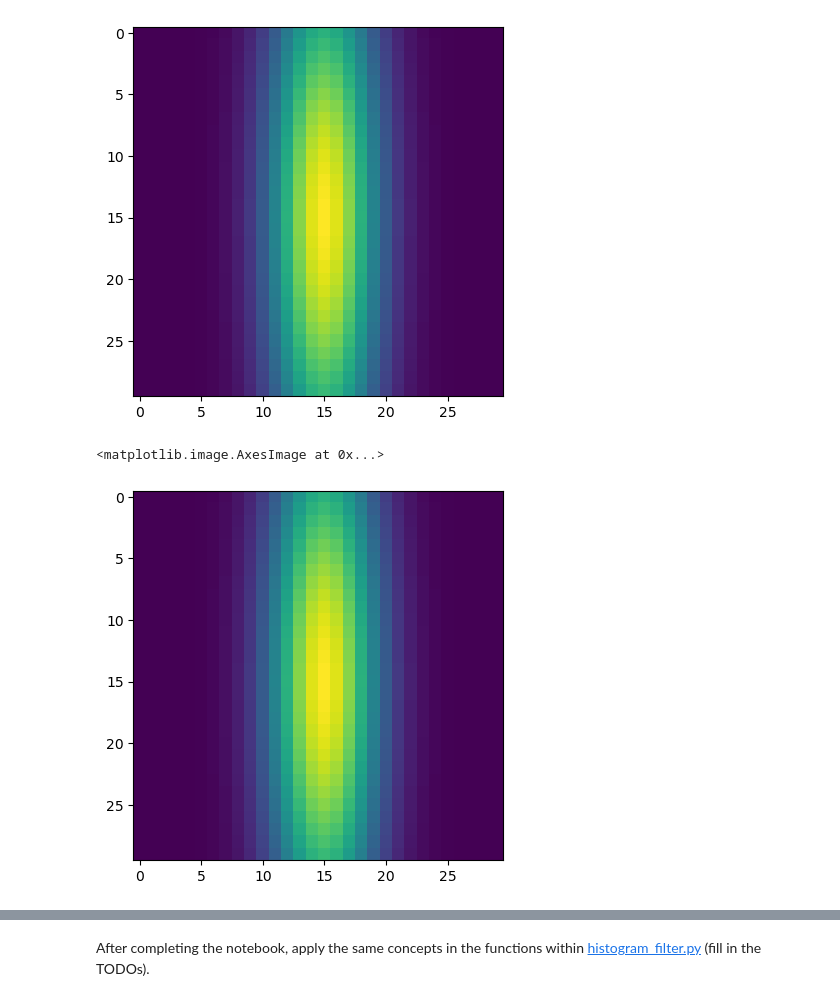
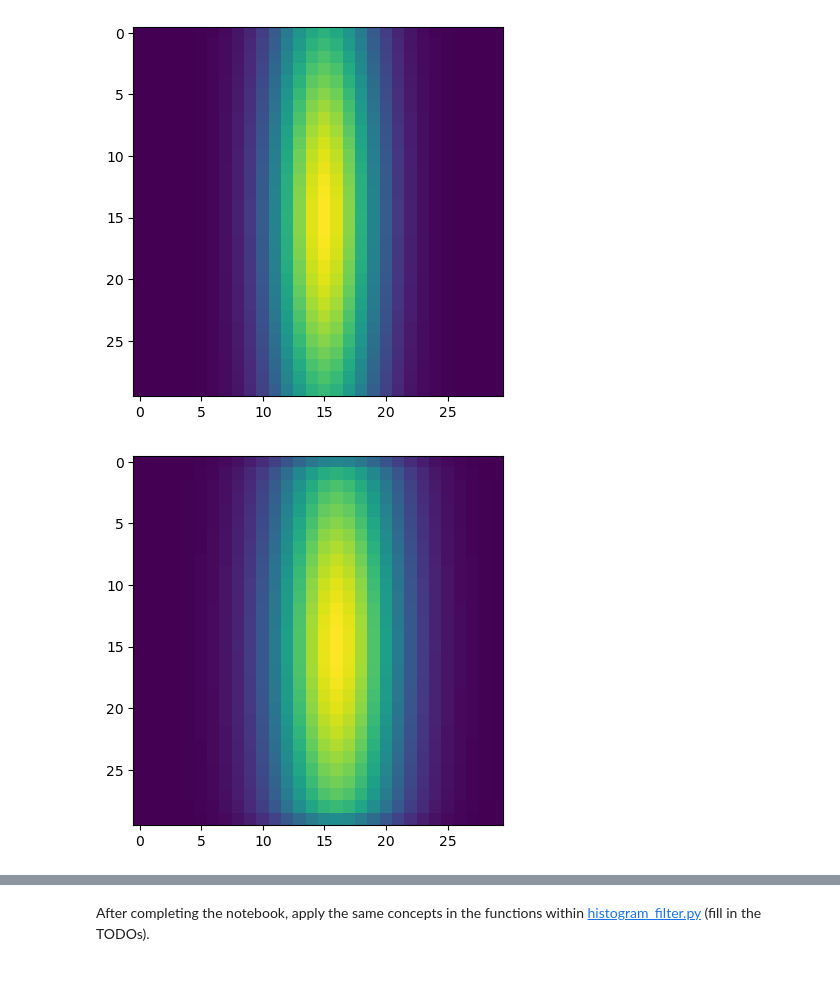
Before and after one commit to naljeu/duckietown-lx, a Jupyter notebook: state-estimation/notebooks/03-histogram-filter/histogram_filter.ipynb, the cells around one changed output, grey strips where cells are left out. Cells and saved outputs as stored; diff of their text form; code cells hidden in the pictures.

Commit message:
state-estimation best

```diff
--- a/state-estimation/notebooks/03-histogram-filter/histogram_filter.ipynb
+++ b/state-estimation/notebooks/03-histogram-filter/histogram_filter.ipynb
@@ -119,12 +119,22 @@ def histogram_predict(belief, left_encoder_ticks, right_encoder_ticks, grid_spec
         wheel_baseline = robot_spec['wheel_baseline']
 
         # Compute the distance moved by each wheel
-        left_distance = left_encoder_ticks * wheel_radius
-        right_distance = right_encoder_ticks * wheel_radius
+        delta_phi_l = (2 * np.pi / robot_spec['encoder_resolution']) * left_encoder_ticks
+        delta_phi_r = (2 * np.pi / robot_spec['encoder_resolution']) * right_encoder_ticks
+
+        left_distance = delta_phi_l * wheel_radius
+        right_distance = delta_phi_r * wheel_radius
+
+        # You may find the following code useful to find the current best heading estimate:
+        maxids = np.unravel_index(belief_in.argmax(), belief_in.shape)
+        phi_max = grid_spec['phi_min'] + (maxids[1] + 0.5) * grid_spec['delta_phi']
 
         # Calculate total forward movement `d_t` and change in heading `phi_t`
-        d_t = grid_spec['d'] + (left_distance + right_distance) / 2.0
-        phi_t = grid_spec['phi'] + (right_distance - left_distance) / wheel_baseline
+        v = (left_distance + right_distance) / 2
+        w = (right_distance - left_distance) / (robot_spec['wheel_baseline'])
+
+        d_t = grid_spec["d"] + (v * np.sin(phi_max))
+        phi_t = grid_spec["phi"] + w
 
         p_belief = np.zeros(belief.shape)
 
@@ -134,17 +144,21 @@ def histogram_predict(belief, left_encoder_ticks, right_encoder_ticks, grid_spec
                 # If belief[i,j] there was no mass to move in the first place
                 if belief[i, j] > 0:
                     # Now check that the centroid of the cell wasn't propagated out of the allowable range
+                    #print("Try update belief")
                     if (
                         d_t[i, j] > grid_spec['d_max']
                         or d_t[i, j] < grid_spec['d_min']
                         or phi_t[i, j] < grid_spec['phi_min']
                         or phi_t[i, j] > grid_spec['phi_max']
                     ):
+                        #print("Skip: d_t = ", d_t[i, j], ", phi_t = ", phi_t[i,j])
                         continue
-
+                    #print("Update belief successfull")
                     # TODO Now find the cell where the new mass should be added
                     i_new = int((d_t[i, j] - grid_spec['d_min']) / grid_spec['delta_d'])
+                    #print("i_new: ", i_new)
                     j_new = int((phi_t[i, j] - grid_spec['phi_min']) / grid_spec['delta_phi'])
+                    #print("j_new: ", j_new)
 
                     p_belief[i_new, j_new] += belief[i, j]
 
@@ -291,13 +305,13 @@ imshow(belief)
 # %%
 # Now let's generate some fake encoder data and do one step of the prediction function:
 
 left = 10 # left ticks
 right = 20 # right ticks
-belief = histogram_predict(belief, left, right, grid_spec, robot_spec, cov_mask)
-imshow(belief)
+belief_predict = histogram_predict(belief, left, right, grid_spec, robot_spec, cov_mask)
+imshow(belief_predict)
+belief = belief_predict
 # %% [output]
-<matplotlib.image.AxesImage at 0x...>
-[figure, old version]
+[figure, new version]
 # %%
 from solution.segments import detect_line_segments
 
```
Also changed, not shown: parts of 2 cells of this notebook, 5 other files.
